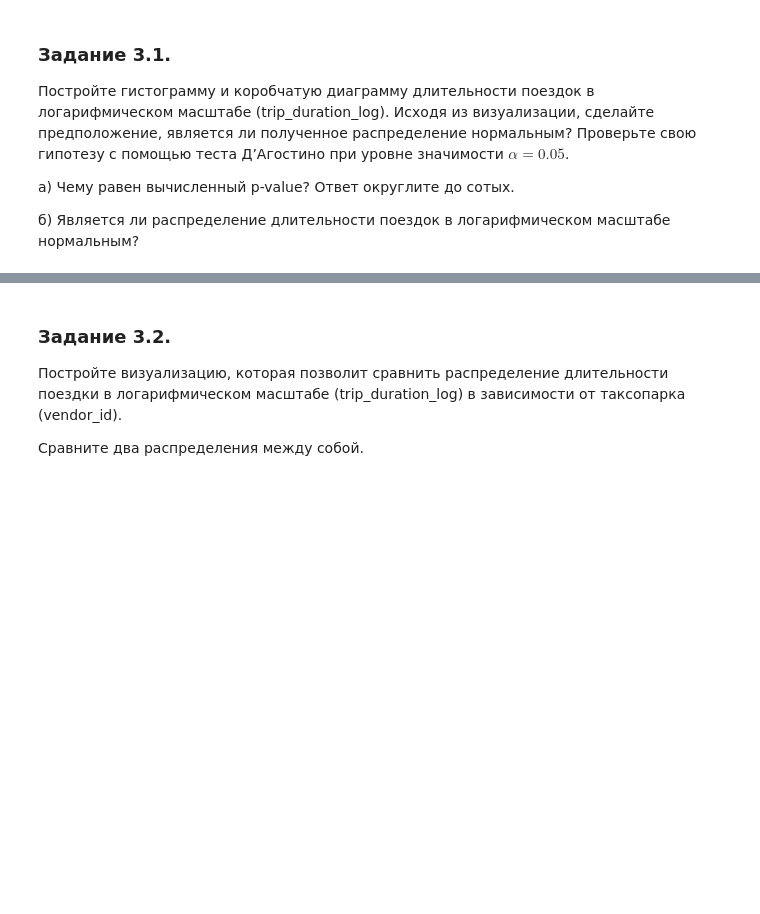
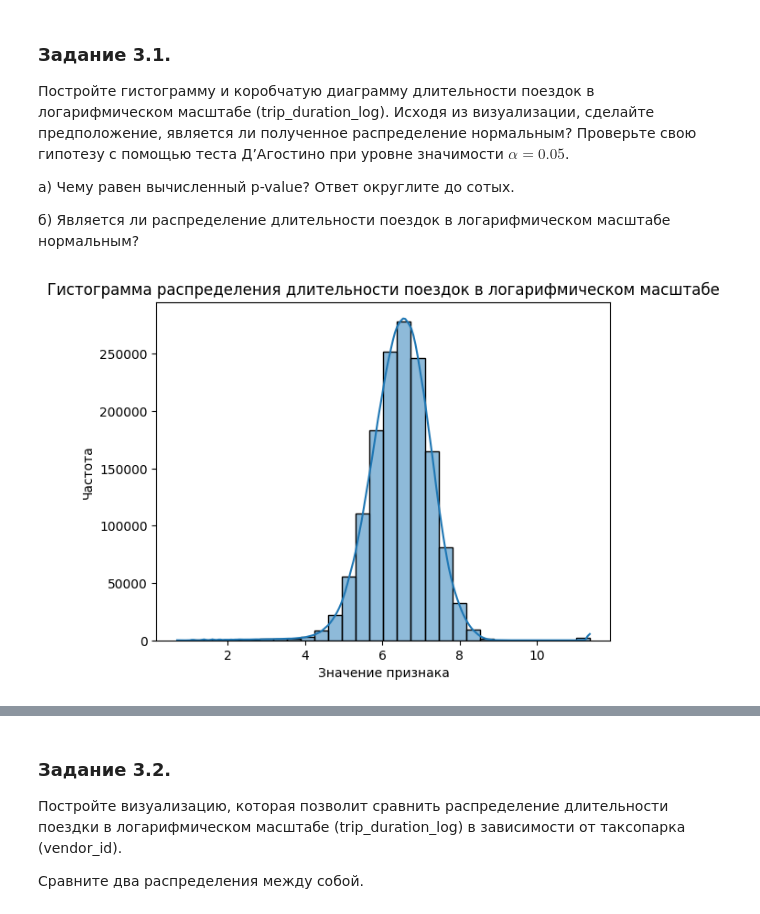
Before and after one commit to Alevtina529/test, a Jupyter notebook: Project_5__Ноутбук_шаблон.ipynb, the cells around one changed output, grey strips where cells are left out. Drawn from its saved outputs; the diff is of its cells as text; code cells hidden in the pictures; blank space fills up the shorter version.

```diff
--- a/Project_5__Ноутбук_шаблон.ipynb
+++ b/Project_5__Ноутбук_шаблон.ipynb
@@ -610,0 +609,14 @@ ax.set_ylabel('Average speed');
+# %%
+outliers_duration = list(taxi_data[taxi_data['trip_duration'] > 3600*24].index)
+outliers_speed = list(taxi_data[avg_speed > 300].index)
+# Сколько выбросов по признаку длительности поездки вам удалось найти?
+print('Outliers in trip duration (>24 hours): {}'.format(
+     len(outliers_duration)
+))
+# Сколько выбросов по признаку скорости вам удалось найти?
+print('Outliers in average speed (>300 km/h): {}'.format(
+     len(outliers_speed)
+))
+
+taxi_data = taxi_data.drop(outliers_duration+outliers_speed)
+print('Cleaned data shape: {}'.format(taxi_data.shape[0]))
@@ -621,6 +637,8 @@ $$trip\_duration\_log = log(trip\_duration+1),$$
 где под символом log подразумевается натуральный логарифм.
 # %%
 taxi_data['trip_duration_log'] = np.log(taxi_data['trip_duration']+1)
+# %%
+taxi_data = taxi_data.copy()
 # %% [markdown]
 ### Задание 3.1.
 Постройте гистограмму и коробчатую диаграмму длительности поездок в логарифмическом масштабе (trip_duration_log).
@@ -634,0 +651,13 @@ taxi_data['trip_duration_log'] = np.log(taxi_data['trip_duration']+1)
+# %%
+# загружаем данные
+dataset = taxi_data['trip_duration_log']
+
+# задаём параметры гистограммы
+ax = sns.histplot(dataset, bins=30, kde=True)
+ax.set(xlabel='Значение признака', ylabel='Частота')
+plt.title('Гистограмма распределения длительности поездок в логарифмическом масштабе')
+
+# отображаем гистограмму
+plt.show()
+# %% [output]
+[figure, added]
```
Also changed, not shown: parts of 8 cells of this notebook.
